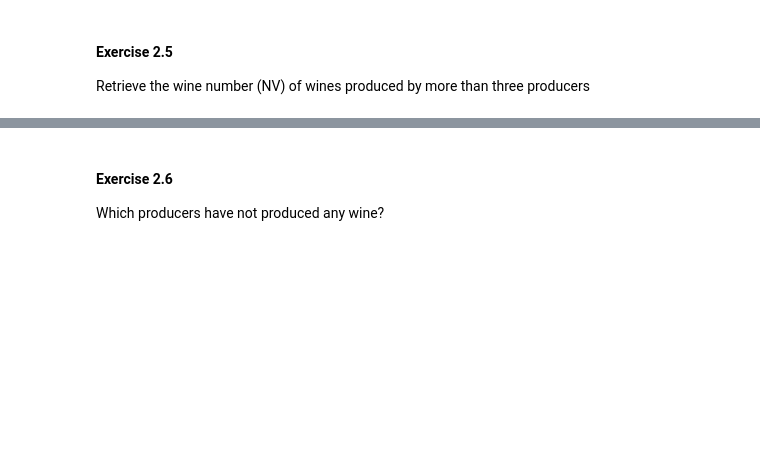
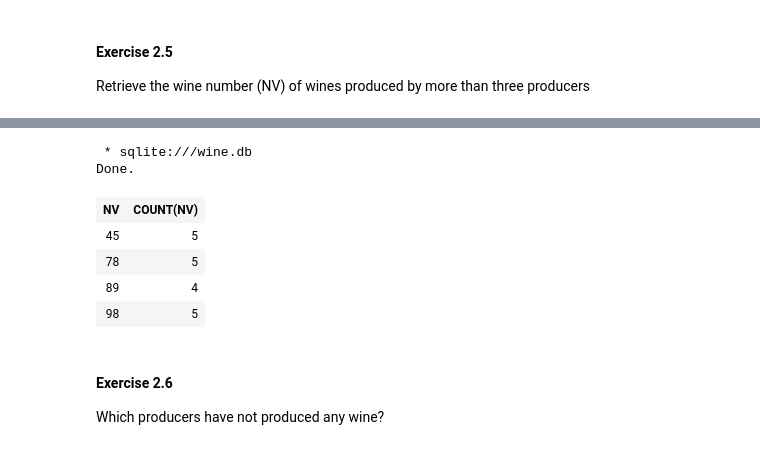
Before and after one commit to manitoug/SQLP1, a Jupyter notebook: TP2/TP_INF725_DB_TP3.ipynb, the cells around one changed output, grey strips where cells are left out. Saved outputs shown, nothing was run; the diff lists cells and outputs as text; code cells hidden in the pictures; blank space fills up the shorter version.

```diff
--- a/TP2/TP_INF725_DB_TP3.ipynb
+++ b/TP2/TP_INF725_DB_TP3.ipynb
@@ -593,3 +618,16 @@ Done.
+# %%
+%%sql
+SELECT NV,COUNT(NV) FROM qte_prod
+GROUP BY NV
+HAVING COUNT(NV)>3;
+# %% [output]
+ * sqlite:///wine.db
+Done.
+| NV | COUNT(NV) |
+| 45 | 5 |
+| 78 | 5 |
+| 89 | 4 |
+| 98 | 5 |
 # %% [markdown]
 #### Exercise 2.6
 
```
Also changed, not shown: parts of 33 cells of this notebook, 2 other files.
